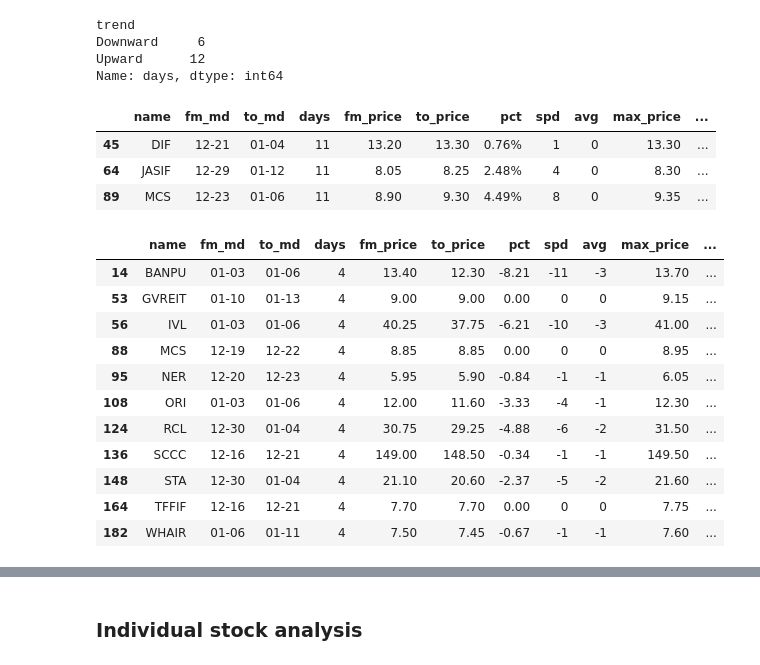
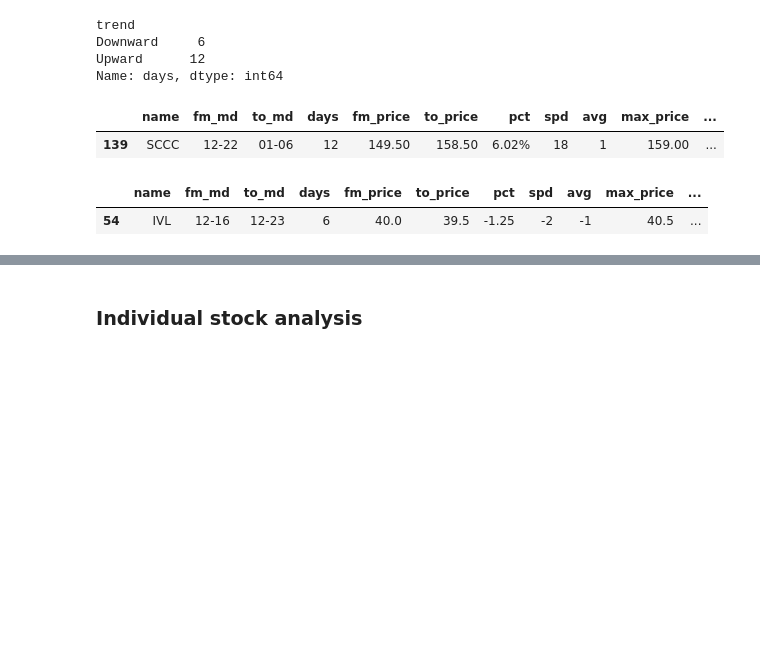
Before and after one commit to santimcs/A7, a Jupyter notebook: Daily/240 - Summary Sales Analysis.ipynb, the cells around one changed output, grey strips where cells are left out. Cells and saved outputs as stored; diff of their text form; code cells hidden in the pictures; blank space fills up the shorter version.

```diff
--- a/Daily/240 - Summary Sales Analysis.ipynb
+++ b/Daily/240 - Summary Sales Analysis.ipynb
@@ -208,27 +227,15 @@ Downward     6
 Upward      12
 Name: days, dtype: int64
 # %%
-df.query('days == 11')[cols].style.format(format_dict)
+df.query('days == 12')[cols].style.format(format_dict)
 # %% [output]
 |  | name | fm_md | to_md | days | fm_price | to_price | pct | spd | avg | max_price | ... |
-| 45 | DIF | 12-21 | 01-04 | 11 | 13.20 | 13.30 | 0.76% | 1 | 0 | 13.30 | ... |
-| 64 | JASIF | 12-29 | 01-12 | 11 | 8.05 | 8.25 | 2.48% | 4 | 0 | 8.30 | ... |
-| 89 | MCS | 12-23 | 01-06 | 11 | 8.90 | 9.30 | 4.49% | 8 | 0 | 9.35 | ... |
+| 139 | SCCC | 12-22 | 01-06 | 12 | 149.50 | 158.50 | 6.02% | 18 | 1 | 159.00 | ... |
 # %%
-df.query('days == 4 and trend == "Downward"')[cols]
+df.query('days == 6 and trend == "Downward"')[cols]
 # %% [output]
 |  | name | fm_md | to_md | days | fm_price | to_price | pct | spd | avg | max_price | ... |
-| 14 | BANPU | 01-03 | 01-06 | 4 | 13.40 | 12.30 | -8.21 | -11 | -3 | 13.70 | ... |
-| 53 | GVREIT | 01-10 | 01-13 | 4 | 9.00 | 9.00 | 0.00 | 0 | 0 | 9.15 | ... |
-| 56 | IVL | 01-03 | 01-06 | 4 | 40.25 | 37.75 | -6.21 | -10 | -3 | 41.00 | ... |
-| 88 | MCS | 12-19 | 12-22 | 4 | 8.85 | 8.85 | 0.00 | 0 | 0 | 8.95 | ... |
-| 95 | NER | 12-20 | 12-23 | 4 | 5.95 | 5.90 | -0.84 | -1 | -1 | 6.05 | ... |
-| 108 | ORI | 01-03 | 01-06 | 4 | 12.00 | 11.60 | -3.33 | -4 | -1 | 12.30 | ... |
-| 124 | RCL | 12-30 | 01-04 | 4 | 30.75 | 29.25 | -4.88 | -6 | -2 | 31.50 | ... |
-| 136 | SCCC | 12-16 | 12-21 | 4 | 149.00 | 148.50 | -0.34 | -1 | -1 | 149.50 | ... |
-| 148 | STA | 12-30 | 01-04 | 4 | 21.10 | 20.60 | -2.37 | -5 | -2 | 21.60 | ... |
-| 164 | TFFIF | 12-16 | 12-21 | 4 | 7.70 | 7.70 | 0.00 | 0 | 0 | 7.75 | ... |
-| 182 | WHAIR | 01-06 | 01-11 | 4 | 7.50 | 7.45 | -0.67 | -1 | -1 | 7.60 | ... |
+| 54 | IVL | 12-16 | 12-23 | 6 | 40.0 | 39.5 | -1.25 | -2 | -1 | 40.5 | ... |
 # %%
 df.groupby(['name', 'trend'])[['days']].agg('mean').reset_index()
 # %% [output]
```
Also changed, not shown: parts of 19 cells of this notebook, 22 other files.
